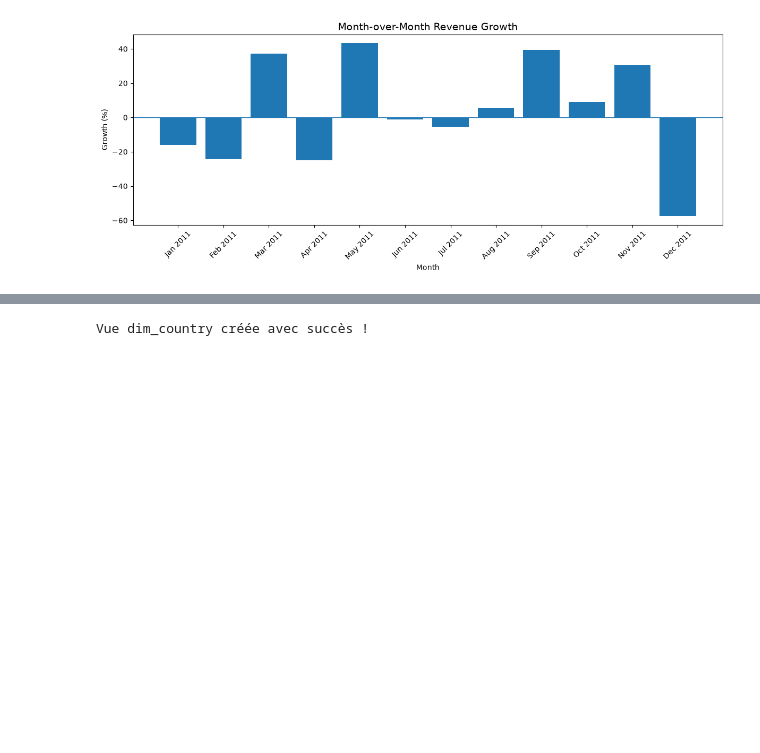
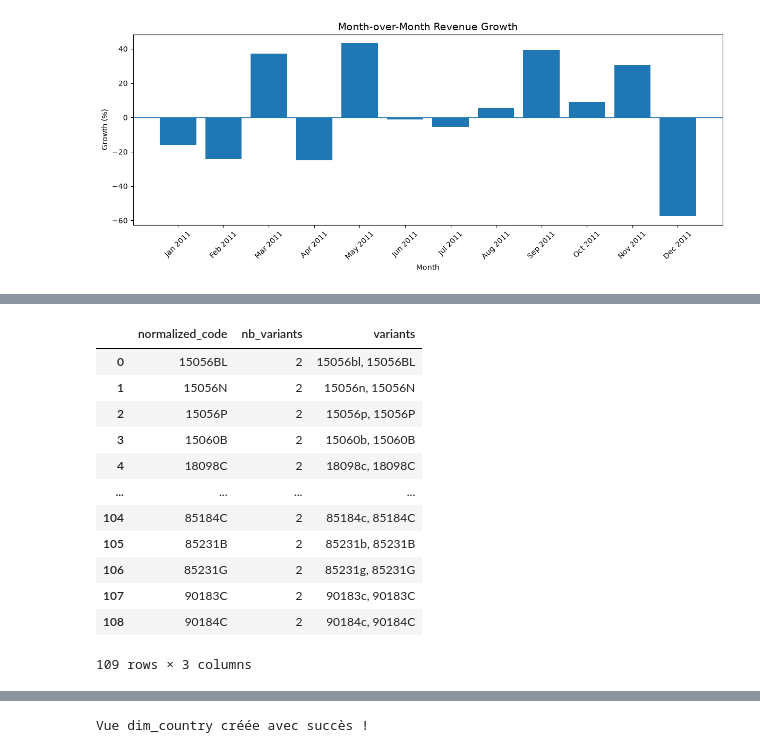
Before and after one commit to yara951/customer-analytics-dashboard, a Jupyter notebook: notebooks/04_sql_advanced.ipynb, the cells around one changed output, grey strips where cells are left out. Saved outputs shown, nothing was run; the diff lists cells and outputs as text; code cells hidden in the pictures; blank space fills up the shorter version.

```diff
--- a/notebooks/04_sql_advanced.ipynb
+++ b/notebooks/04_sql_advanced.ipynb
@@ -588,0 +616,29 @@ display(quality_df)
+# %%
+query_check= """
+SELECT
+    UPPER(TRIM(stockcode)) AS normalized_code,
+    COUNT(DISTINCT TRIM(stockcode)) AS nb_variants,
+    STRING_AGG(DISTINCT TRIM(stockcode), ', ') AS variants
+FROM public.retail_sales
+WHERE UPPER(TRIM(stockcode)) ~ '^[0-9]{5}[A-Z]{0,2}$'
+GROUP BY UPPER(TRIM(stockcode))
+HAVING COUNT(DISTINCT TRIM(stockcode)) > 1
+ORDER BY nb_variants DESC;
+"""
+with engine.connect() as connection:
+    check_maj= pd.read_sql_query(text(query_check),connection)
+display(check_maj)
+# %% [output]
+|  | normalized_code | nb_variants | variants |
+| 0 | 15056BL | 2 | 15056bl, 15056BL |
+| 1 | 15056N | 2 | 15056n, 15056N |
+| 2 | 15056P | 2 | 15056p, 15056P |
+| 3 | 15060B | 2 | 15060b, 15060B |
+| 4 | 18098C | 2 | 18098c, 18098C |
+| ... | ... | ... | ... |
+| 104 | 85184C | 2 | 85184c, 85184C |
+| 105 | 85231B | 2 | 85231b, 85231B |
+| 106 | 85231G | 2 | 85231g, 85231G |
+| 107 | 90183C | 2 | 90183c, 90183C |
+| 108 | 90184C | 2 | 90184c, 90184C |
+109 rows × 3 columns
```
Also changed, not shown: parts of 16 cells of this notebook.
